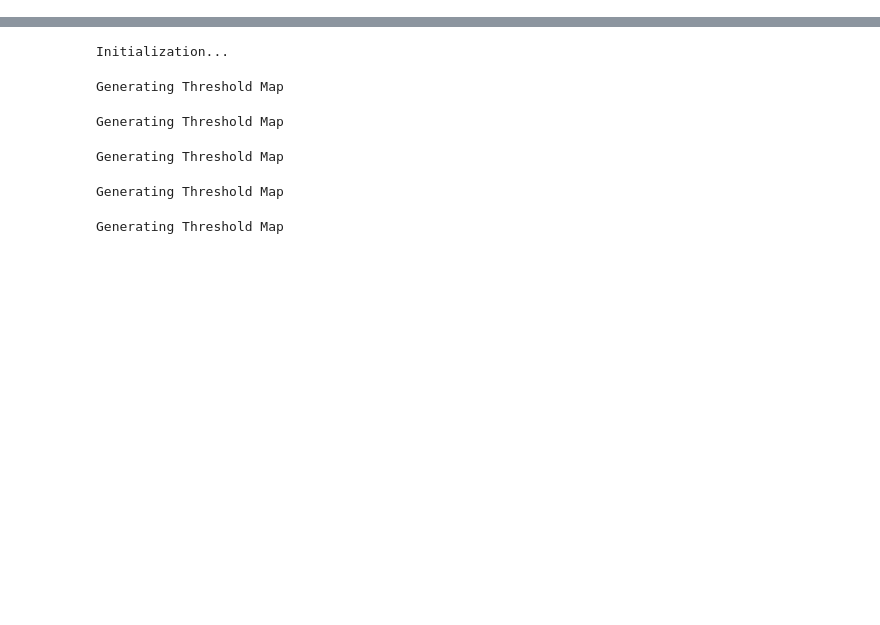
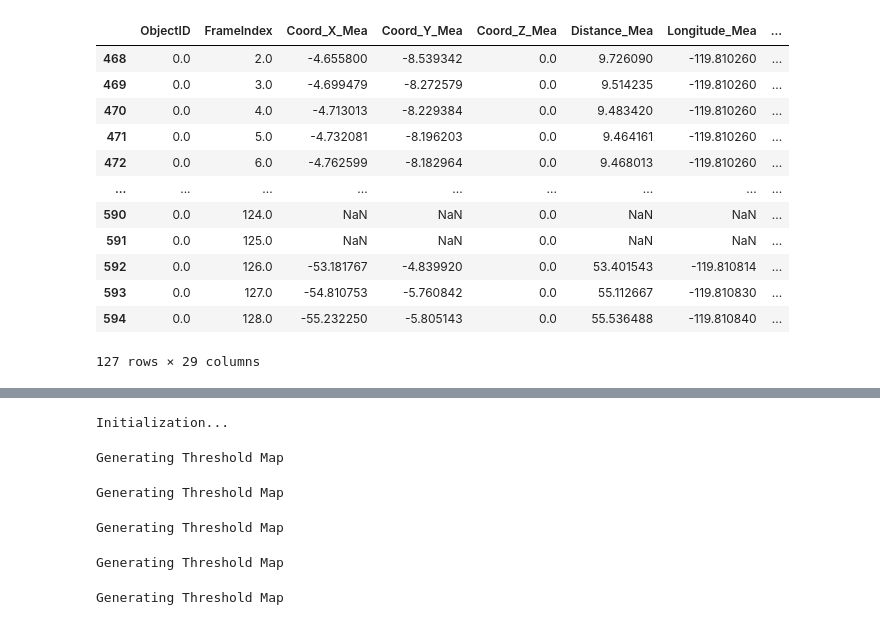
Before and after one commit to jksdbks123/Lidar-Tracker, a Jupyter notebook: MOT test .ipynb, the cells around one changed output, grey strips where cells are left out. Drawn from its saved outputs; the diff is of its cells as text; code cells hidden in the pictures; blank space fills up the shorter version.

```diff
--- a/MOT test .ipynb
+++ b/MOT test .ipynb
@@ -13,0 +16,18 @@ Jupyter environment detected. Enabling Open3D WebVisualizer.
+# %%
+test_traj = Trajs[0]
+# %%
+test_traj
+# %% [output]
+|  | ObjectID | FrameIndex | Coord_X_Mea | Coord_Y_Mea | Coord_Z_Mea | Distance_Mea | Longitude_Mea | ... |
+| 468 | 0.0 | 2.0 | -4.655800 | -8.539342 | 0.0 | 9.726090 | -119.810260 | ... |
+| 469 | 0.0 | 3.0 | -4.699479 | -8.272579 | 0.0 | 9.514235 | -119.810260 | ... |
+| 470 | 0.0 | 4.0 | -4.713013 | -8.229384 | 0.0 | 9.483420 | -119.810260 | ... |
+| 471 | 0.0 | 5.0 | -4.732081 | -8.196203 | 0.0 | 9.464161 | -119.810260 | ... |
+| 472 | 0.0 | 6.0 | -4.762599 | -8.182964 | 0.0 | 9.468013 | -119.810260 | ... |
+| ... | ... | ... | ... | ... | ... | ... | ... | ... |
+| 590 | 0.0 | 124.0 | NaN | NaN | 0.0 | NaN | NaN | ... |
+| 591 | 0.0 | 125.0 | NaN | NaN | 0.0 | NaN | NaN | ... |
+| 592 | 0.0 | 126.0 | -53.181767 | -4.839920 | 0.0 | 53.401543 | -119.810814 | ... |
+| 593 | 0.0 | 127.0 | -54.810753 | -5.760842 | 0.0 | 55.112667 | -119.810830 | ... |
+| 594 | 0.0 | 128.0 | -55.232250 | -5.805143 | 0.0 | 55.536488 | -119.810840 | ... |
+127 rows × 29 columns
```
Also changed, not shown: parts of 10 cells of this notebook, 7 other files.
